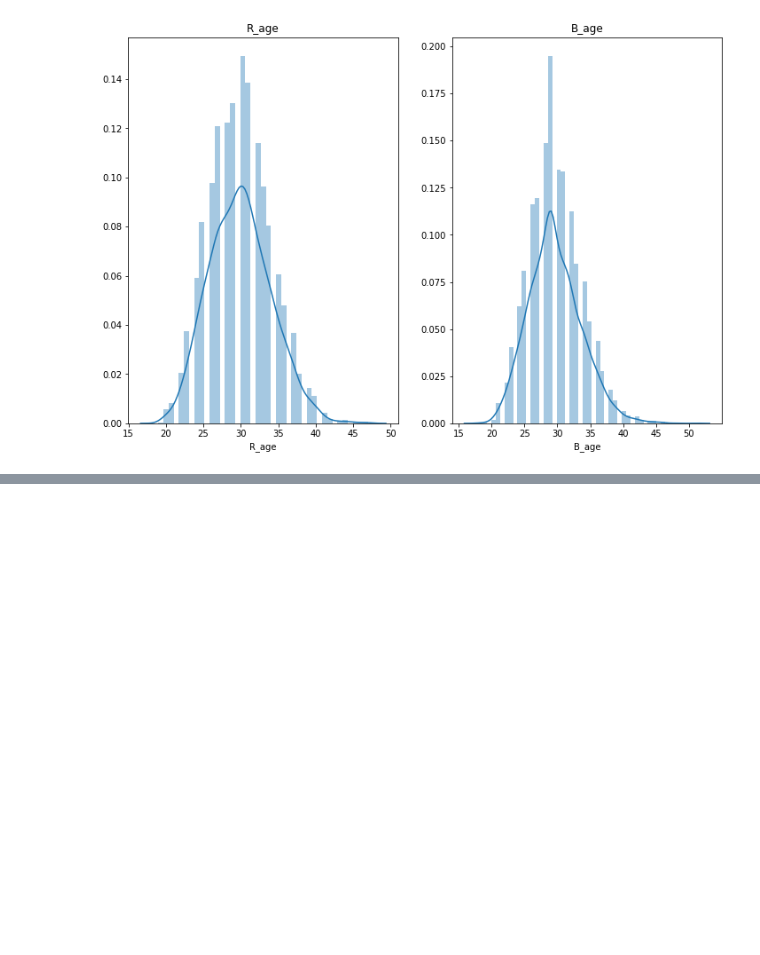
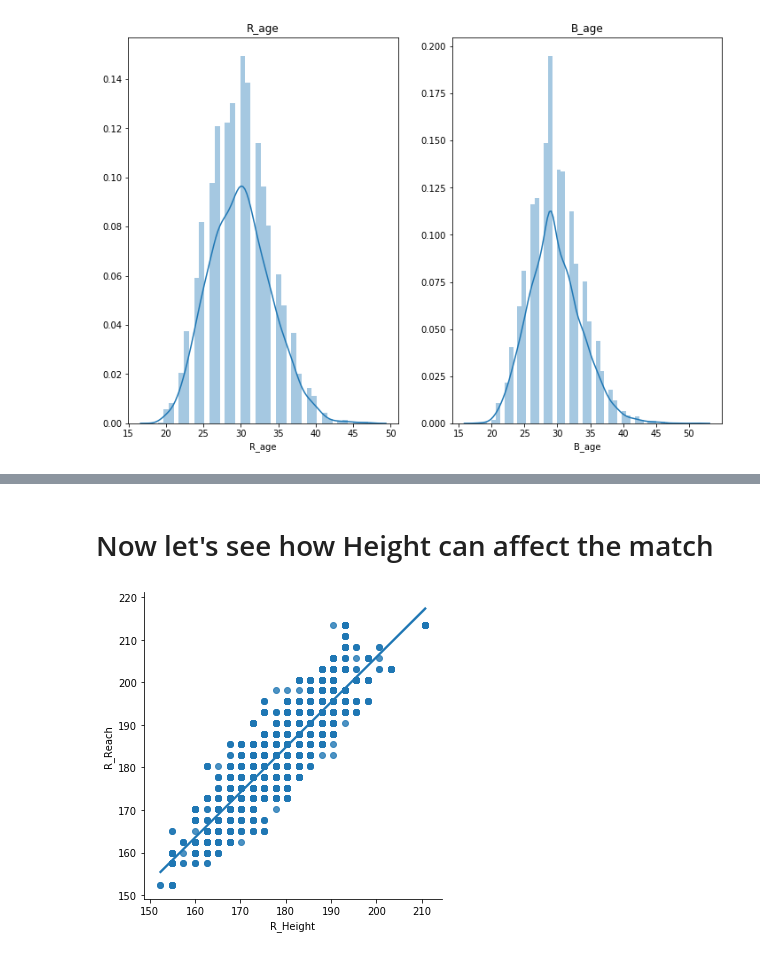
Before and after one commit to p4v10/ufc-dataset, a Jupyter notebook: ufc-visualizations.ipynb, the cells around one changed output, grey strips where cells are left out. Cells and saved outputs as stored; diff of their text form; code cells hidden in the pictures; blank space fills up the shorter version.

```diff
--- a/ufc-visualizations.ipynb
+++ b/ufc-visualizations.ipynb
@@ -355,0 +370,7 @@ plt.show()
+# %% [markdown]
+# Now let's see how Height can affect the match
+# %%
+sns.lmplot(x='R_Height', y='R_Reach', data=new)
+plt.show()
+# %% [output]
+[figure, added]
```
Also changed, not shown: parts of 2 cells of this notebook.
